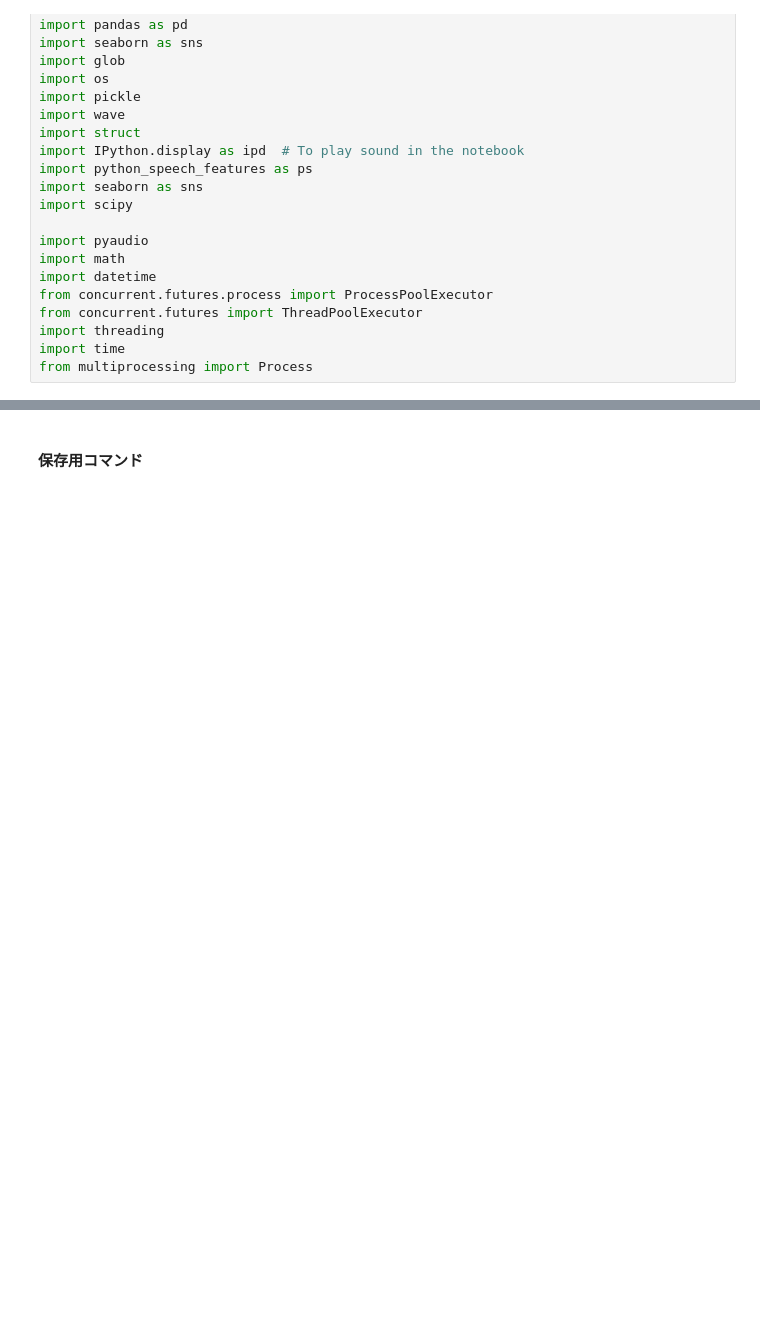
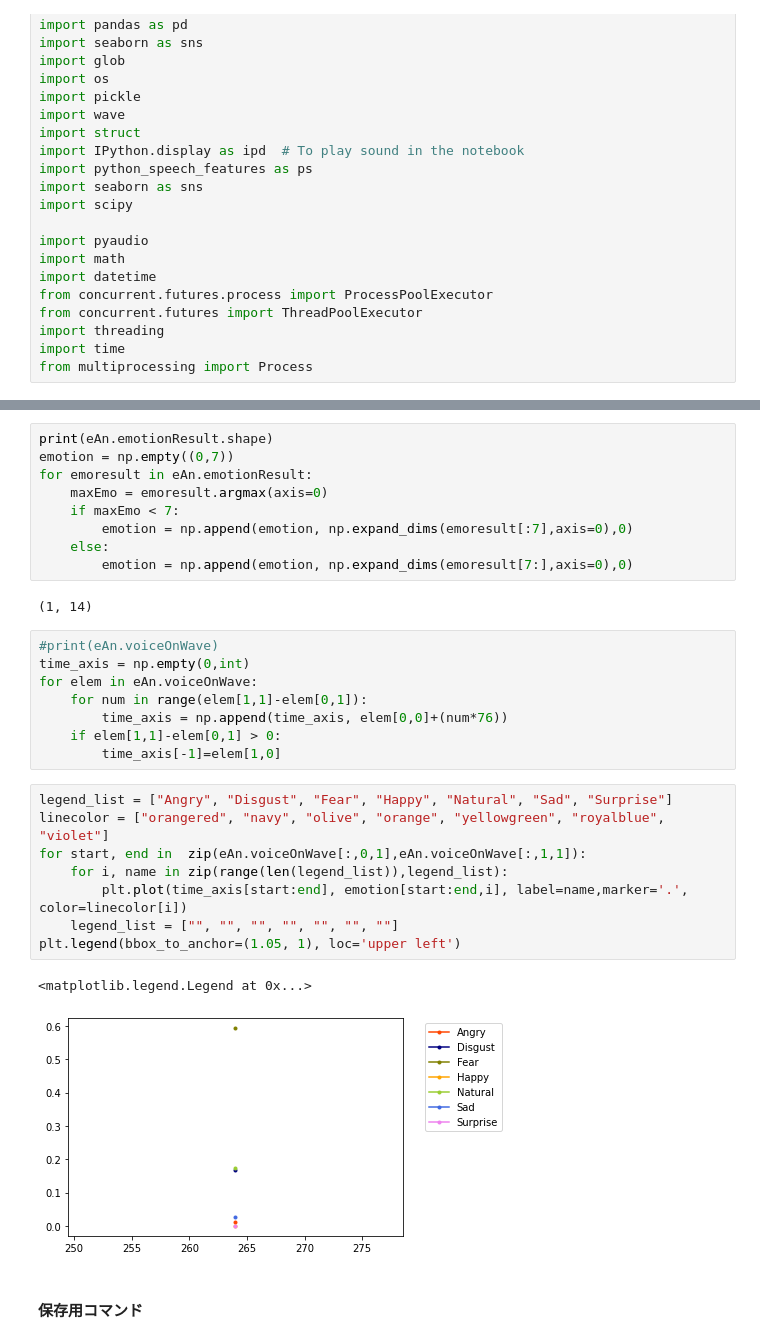
Before and after one commit to naokitakatani/2020_12_22_realtime_SERv3, a Jupyter notebook: develop_realtimeEmotionRecognition2.ipynb, the cells around one changed output, grey strips where cells are left out. Saved outputs shown, nothing was run; the diff lists cells and outputs as text; blank space fills up the shorter version.

Commit message:
complete writing emotionAnalizer.compare source audio and the audio inputed from mirophone

```diff
--- a/develop_realtimeEmotionRecognition2.ipynb
+++ b/develop_realtimeEmotionRecognition2.ipynb
@@ -289,4 +252,34 @@ Loaded model from disk
 Realtime emotion recognition stoped.
+# %%
+print(eAn.emotionResult.shape)
+emotion = np.empty((0,7))
+for emoresult in eAn.emotionResult:
+    maxEmo = emoresult.argmax(axis=0)
+    if maxEmo < 7:
+        emotion = np.append(emotion, np.expand_dims(emoresult[:7],axis=0),0)
+    else:
+        emotion = np.append(emotion, np.expand_dims(emoresult[7:],axis=0),0)
+# %% [output]
+(1, 14)
+# %%
+#print(eAn.voiceOnWave)
+time_axis = np.empty(0,int)
+for elem in eAn.voiceOnWave:
+    for num in range(elem[1,1]-elem[0,1]):
+        time_axis = np.append(time_axis, elem[0,0]+(num*76))
+    if elem[1,1]-elem[0,1] > 0:
+        time_axis[-1]=elem[1,0]
+# %%
+legend_list = ["Angry", "Disgust", "Fear", "Happy", "Natural", "Sad", "Surprise"]
+linecolor = ["orangered", "navy", "olive", "orange", "yellowgreen", "royalblue", "violet"]
+for start, end in  zip(eAn.voiceOnWave[:,0,1],eAn.voiceOnWave[:,1,1]):
+    for i, name in zip(range(len(legend_list)),legend_list):
+        plt.plot(time_axis[start:end], emotion[start:end,i], label=name,marker='.', color=linecolor[i])
+    legend_list = ["", "", "", "", "", "", ""]
+plt.legend(bbox_to_anchor=(1.05, 1), loc='upper left')
+# %% [output]
+<matplotlib.legend.Legend at 0x...>
+[figure, added]
 # %% [markdown]
 #### 保存用コマンド
 # %%
```
Also changed, not shown: parts of 18 cells of this notebook.
